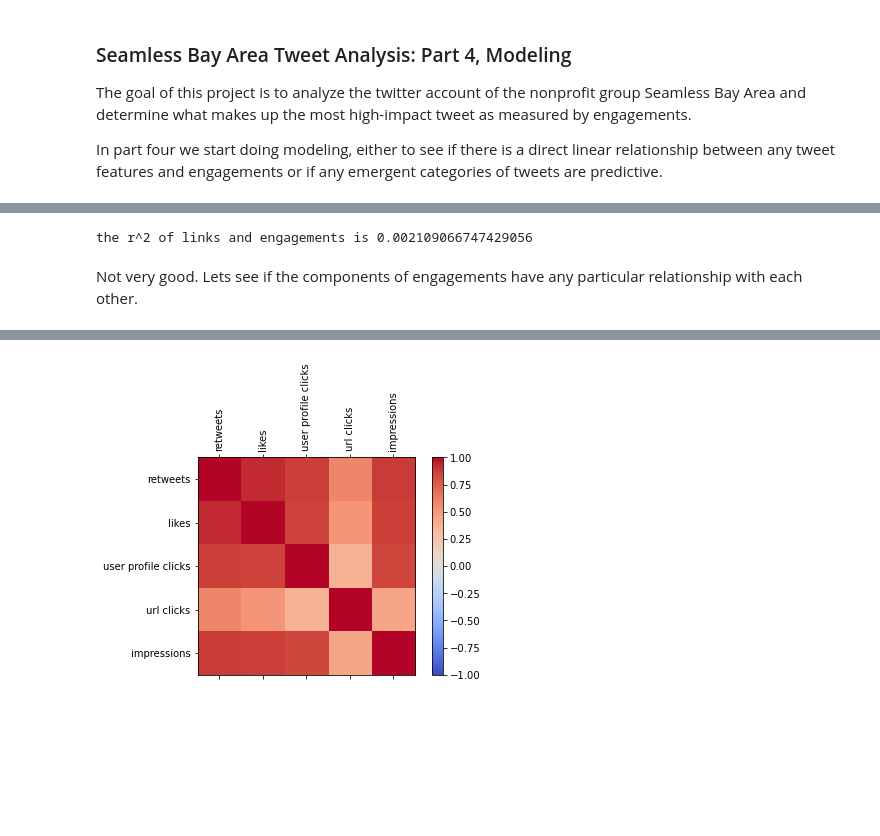
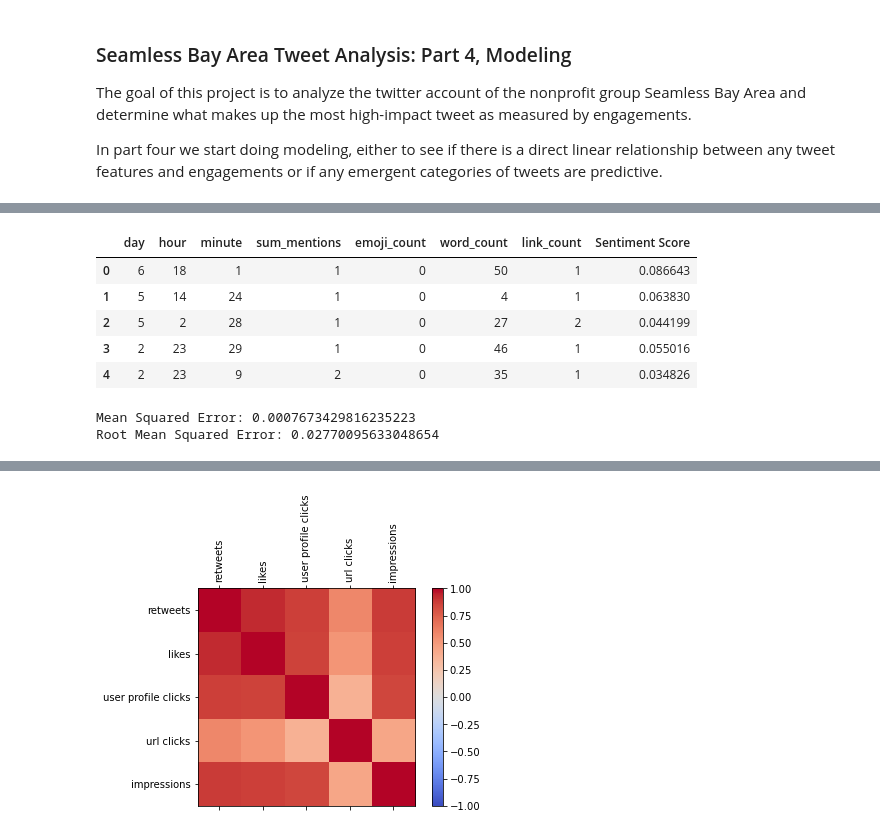
Before and after one commit to Graham-MacIsaac/Seamless-Twitter-Project, a Jupyter notebook: modeling.ipynb, the cells around one changed output, grey strips where cells are left out. Saved outputs shown, nothing was run; the diff lists cells and outputs as text; code cells hidden in the pictures; blank space fills up the shorter version.

Commit message:
modeling work'

```diff
--- a/modeling.ipynb
+++ b/modeling.ipynb
@@ -37,2 +151,17 @@ The first order of business is to see what, if any, linear relationships exist b
+# %%
+temp = []
+for x in df['replies']:
+    if len(x) > 0:
+        a = re.sub('\[', '', str(x))
+        b = re.sub('\]', '', a)
+        c = re.sub('\'', '', b)
+        d = re.sub('\,', '', c)
+        temp.append(re.split(' ', d))
+    else:
+        temp.append('')
+temp2 = []
+for x in temp:
+    temp2.append(len(x))
+df['sum_mentions'] = temp2
 # %%
 #Let's check tweets with links and find it's correlation with engagements
@@ -43,12 +171,51 @@ for x in df['links']:
         has_links.append(1)
     else:
         has_links.append(0)
+# %%
+temp = []
+for x in df['links']:
+    temp.append(re.split(' ', str(x)))
+temp2 = []
+for x in temp:
+    temp2.append(len(x))
+df['link_count'] = temp2
+# %%
+df['word_count'] = [len(re.split(' ', x)) for x in df['Tweet text']]
+# %%
+#create a df for linear regression,
+df_pred_lr = df[['engagement rate','day','hour', 'minute', 'sum_mentions',
+                  'emoji_count', 'word_count','link_count', 'Sentiment Score']]
+#create features
+x_lr = df_pred_lr.iloc[:,1:]
+
+#create target
+y_lr = df_pred_lr['engagement rate']
+
+x_lr.head()
+# %% [output]
+|  | day | hour | minute | sum_mentions | emoji_count | word_count | link_count | Sentiment Score |
+| 0 | 6 | 18 | 1 | 1 | 0 | 50 | 1 | 0.086643 |
+| 1 | 5 | 14 | 24 | 1 | 0 | 4 | 1 | 0.063830 |
+| 2 | 5 | 2 | 28 | 1 | 0 | 27 | 2 | 0.044199 |
+| 3 | 2 | 23 | 29 | 1 | 0 | 46 | 1 | 0.055016 |
+| 4 | 2 | 23 | 9 | 2 | 0 | 35 | 1 | 0.034826 |
 # %%
-x = np.array(has_links).reshape((-1, 1))
-y = df['engagement rate']
-model = LinearRegression().fit(x, y)
-print(f'the r^2 of links and engagements is {model.score(x, y)}')
+from sklearn.linear_model import LinearRegression
+from sklearn.metrics import mean_squared_error
+
+#create new train & test set
+X_train, X_test, y_train, y_test = train_test_split(x_lr, y_lr, random_state=53, test_size=.33)
+
+#initialise model
+lr = LinearRegression()
+
+#fit & predict
+lr.fit(X_train, y_train)
+lr_pred = lr.predict(X_test)
+
+#evaluate
+print('Mean Squared Error:', metrics.mean_squared_error(y_test, lr_pred))
+print('Root Mean Squared Error:', np.sqrt(metrics.mean_squared_error(y_test, lr_pred)))
 # %% [output]
-the r^2 of links and engagements is 0.002109066747429056
+Mean Squared Error: 0.0007673429816235223
+Root Mean Squared Error: 0.02770095633048654
-# %% [markdown]
-Not very good. Lets see if the components of engagements have any particular relationship with each other.
```
Also changed, not shown: parts of 18 cells of this notebook, 4 other files.
